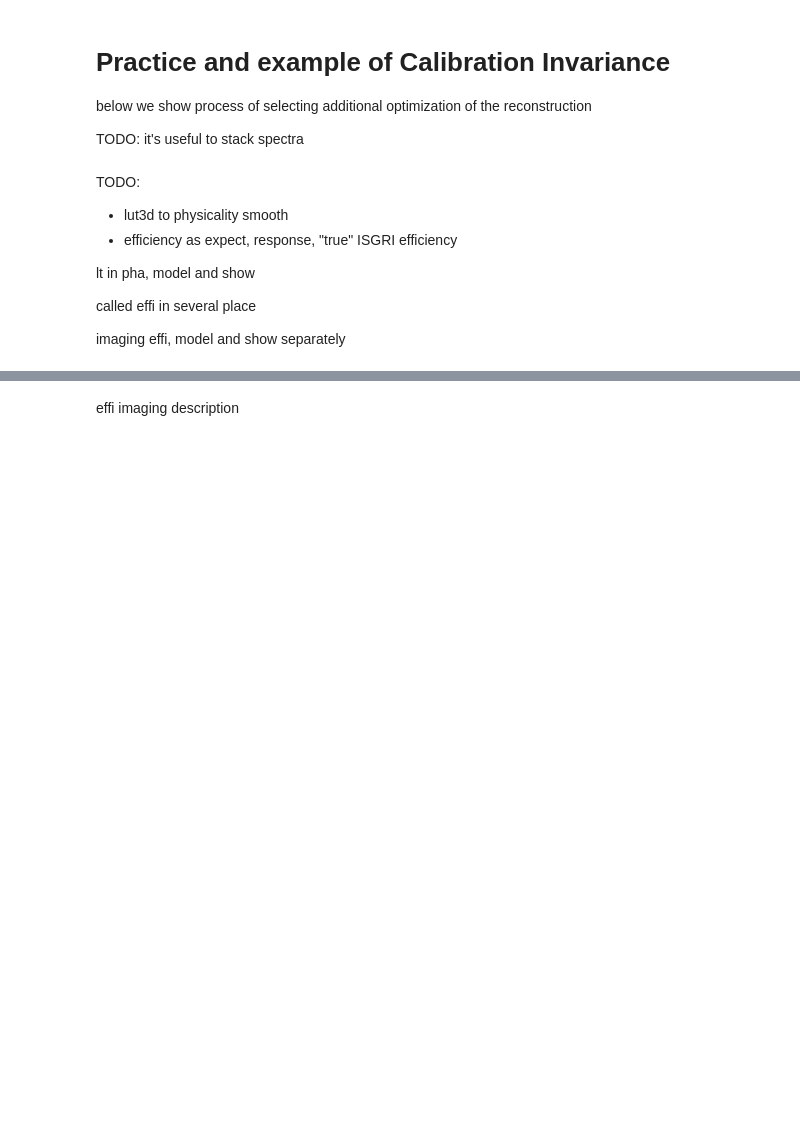
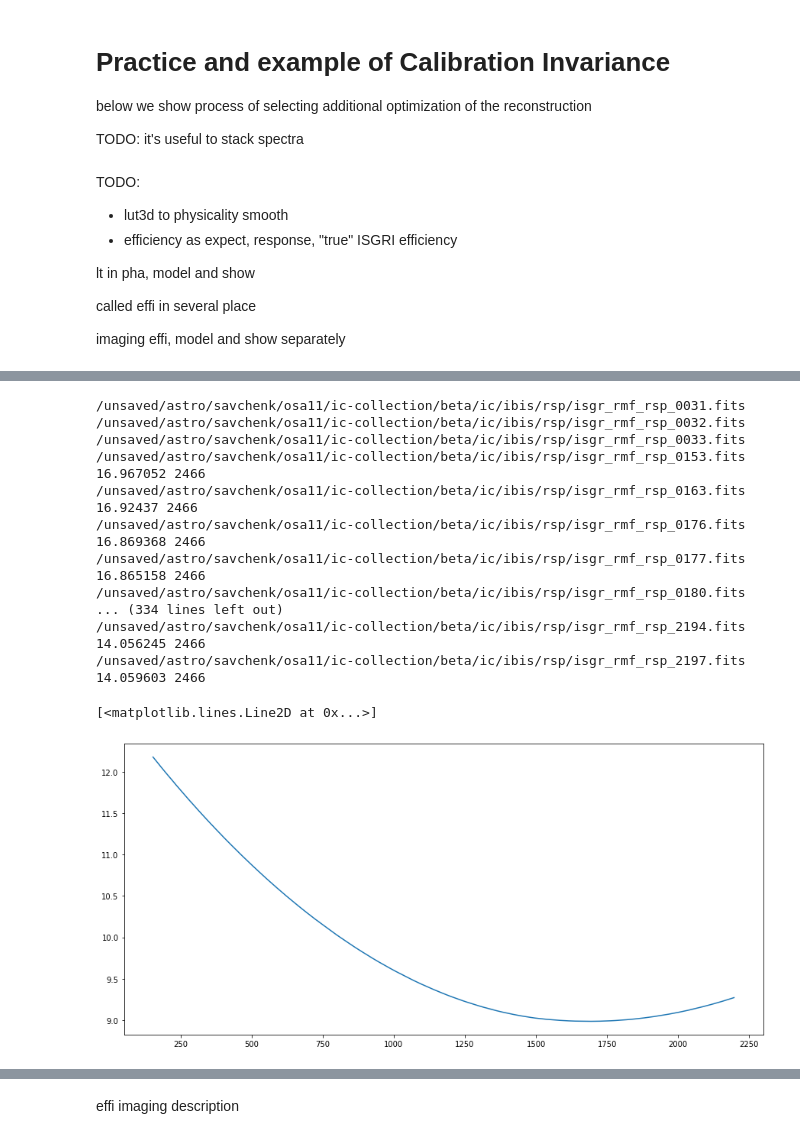
Before and after one commit to volodymyrss/integral-ibis-isgri-le-response, a Jupyter notebook: book/effi-rsp-lut2.ipynb, the cells around one changed output, grey strips where cells are left out. Drawn from its saved outputs; the diff is of its cells as text; code cells hidden in the pictures; blank space fills up the shorter version.

```diff
--- a/book/effi-rsp-lut2.ipynb
+++ b/book/effi-rsp-lut2.ipynb
@@ -571,0 +510,67 @@ plt.loglog()
+# %%
+from astropy.time import Time
+
+import glob
+import pandas as pd
+from pathlib import Path
+
+plt.figure(figsize=(15,7))
+
+byrev = []
+
+for rsp_fn in sorted(glob.glob(str(Path(iconfig.settings.ic_base) / 'ic/ibis/rsp/isgr_rmf_rsp_*.fits'))):
+    # if '5.fits' not in rsp_fn: continue
+    print(rsp_fn)
+
+    rev = int(rsp_fn.split("_")[-1].split(".")[0])
+
+    f_rsp = fits.open(rsp_fn)
+
+    if Time(f_rsp[1].header['DATE']) < Time('2021-10-01'): continue
+
+
+    # plt.plot(
+    #      f_rsp[1].data['ENERG_LO']
+    # )
+
+    print(f_rsp[1].data['ENERG_LO'][10], len(f_rsp[1].data['ENERG_LO']))
+
+    # plt.plot(
+    #     f_rsp[1].data['ENERG_LO'],
+    #     np.stack(f_rsp[1].data['MATRIX']).sum(1)
+    # )
+
+    # plt.semilogx()
+
+    byrev.append(dict(
+        rev=rev,
+        vstart=f_rsp[1].header['VSTART'],
+        version=f_rsp[1].header['VERSION'],
+        e0=f_rsp[1].data['ENERG_LO'][0]))
+
+byrev = pd.DataFrame(byrev)
+
+plt.plot(
+    byrev.rev,
+    byrev.e0,
+)
+# %% [output]
+/unsaved/astro/savchenk/osa11/ic-collection/beta/ic/ibis/rsp/isgr_rmf_rsp_0031.fits
+/unsaved/astro/savchenk/osa11/ic-collection/beta/ic/ibis/rsp/isgr_rmf_rsp_0032.fits
+/unsaved/astro/savchenk/osa11/ic-collection/beta/ic/ibis/rsp/isgr_rmf_rsp_0033.fits
+/unsaved/astro/savchenk/osa11/ic-collection/beta/ic/ibis/rsp/isgr_rmf_rsp_0153.fits
+16.967052 2466
+/unsaved/astro/savchenk/osa11/ic-collection/beta/ic/ibis/rsp/isgr_rmf_rsp_0163.fits
+16.92437 2466
+/unsaved/astro/savchenk/osa11/ic-collection/beta/ic/ibis/rsp/isgr_rmf_rsp_0176.fits
+16.869368 2466
+/unsaved/astro/savchenk/osa11/ic-collection/beta/ic/ibis/rsp/isgr_rmf_rsp_0177.fits
+16.865158 2466
+/unsaved/astro/savchenk/osa11/ic-collection/beta/ic/ibis/rsp/isgr_rmf_rsp_0180.fits
+... (334 lines left out)
+/unsaved/astro/savchenk/osa11/ic-collection/beta/ic/ibis/rsp/isgr_rmf_rsp_2194.fits
+14.056245 2466
+/unsaved/astro/savchenk/osa11/ic-collection/beta/ic/ibis/rsp/isgr_rmf_rsp_2197.fits
+14.059603 2466
+[<matplotlib.lines.Line2D at 0x...>]
+[figure, added]
```
Also changed, not shown: parts of 6 cells of this notebook, 3 other files.
